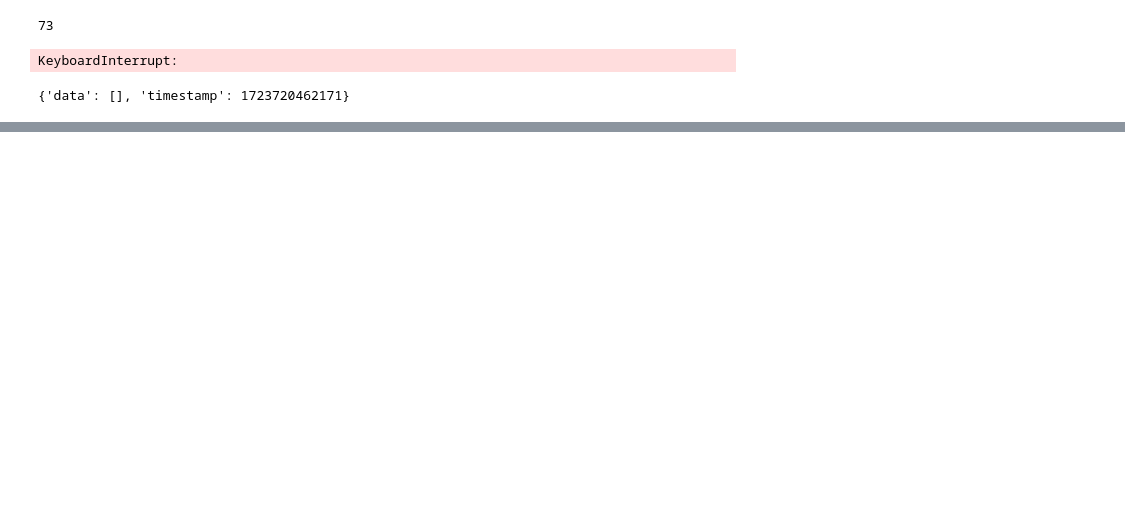
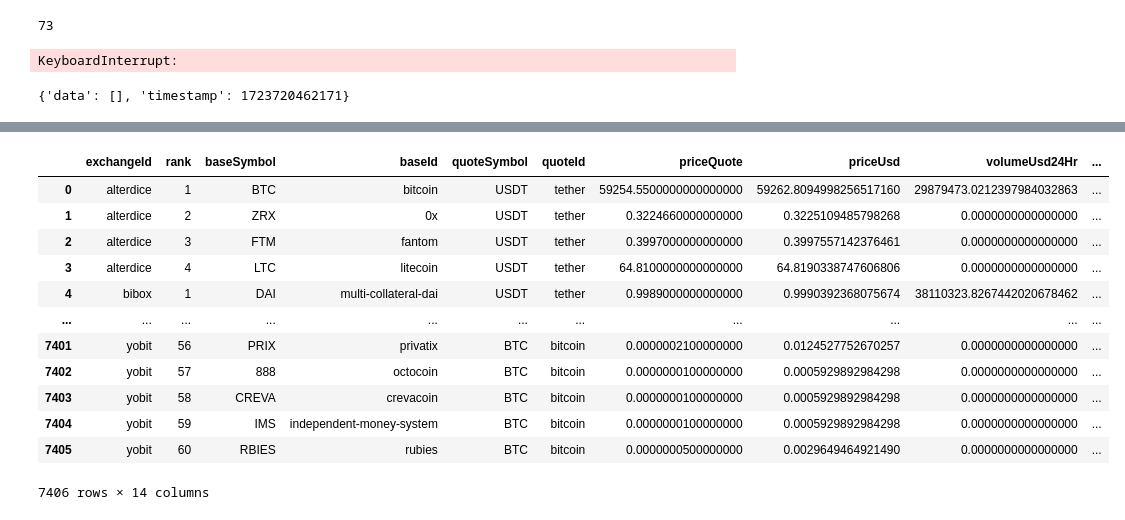
Before and after one commit to lupusruber/crypto_stats, a Jupyter notebook: notebooks/data.ipynb, the cells around one changed output, grey strips where cells are left out. Saved outputs shown, nothing was run; the diff lists cells and outputs as text; code cells hidden in the pictures; blank space fills up the shorter version.

```diff
--- a/notebooks/data.ipynb
+++ b/notebooks/data.ipynb
@@ -312,0 +340,26 @@ test_dict : dict = {k: f'value@{k}' for k in range(100)}
+# %%
+df = pd.read_parquet('/home/lupusruber/crypto_stats/data/data_markets_data.parquet')
+# %%
+def hash_function(row) -> str:
+    id_ = row['baseId']
+    exchangeId = row['exchangeId']
+    quoteId = row['quoteId']
+
+    return hash(id_+exchangeId+quoteId)
+
+df['key'] = df.apply(hash_function, axis=1)
+df
+# %% [output]
+|  | exchangeId | rank | baseSymbol | baseId | quoteSymbol | quoteId | priceQuote | priceUsd | volumeUsd24Hr | ... |
+| 0 | alterdice | 1 | BTC | bitcoin | USDT | tether | 59254.5500000000000000 | 59262.8094998256517160 | 29879473.0212397984032863 | ... |
+| 1 | alterdice | 2 | ZRX | 0x | USDT | tether | 0.3224660000000000 | 0.3225109485798268 | 0.0000000000000000 | ... |
+| 2 | alterdice | 3 | FTM | fantom | USDT | tether | 0.3997000000000000 | 0.3997557142376461 | 0.0000000000000000 | ... |
+| 3 | alterdice | 4 | LTC | litecoin | USDT | tether | 64.8100000000000000 | 64.8190338747606806 | 0.0000000000000000 | ... |
+| 4 | bibox | 1 | DAI | multi-collateral-dai | USDT | tether | 0.9989000000000000 | 0.9990392368075674 | 38110323.8267442020678462 | ... |
+| ... | ... | ... | ... | ... | ... | ... | ... | ... | ... | ... |
+| 7401 | yobit | 56 | PRIX | privatix | BTC | bitcoin | 0.0000002100000000 | 0.0124527752670257 | 0.0000000000000000 | ... |
+| 7402 | yobit | 57 | 888 | octocoin | BTC | bitcoin | 0.0000000100000000 | 0.0005929892984298 | 0.0000000000000000 | ... |
+| 7403 | yobit | 58 | CREVA | crevacoin | BTC | bitcoin | 0.0000000100000000 | 0.0005929892984298 | 0.0000000000000000 | ... |
+| 7404 | yobit | 59 | IMS | independent-money-system | BTC | bitcoin | 0.0000000100000000 | 0.0005929892984298 | 0.0000000000000000 | ... |
+| 7405 | yobit | 60 | RBIES | rubies | BTC | bitcoin | 0.0000000500000000 | 0.0029649464921490 | 0.0000000000000000 | ... |
+7406 rows × 14 columns
```
Also changed, not shown: parts of 11 cells of this notebook, 10 other files.
